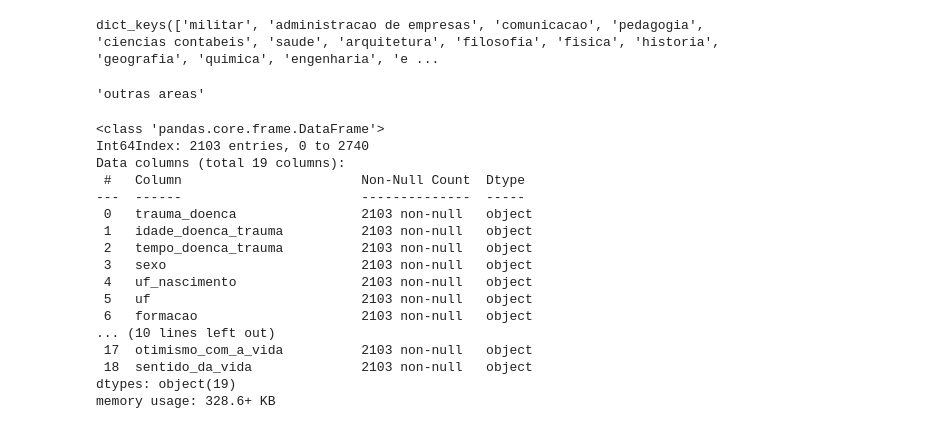
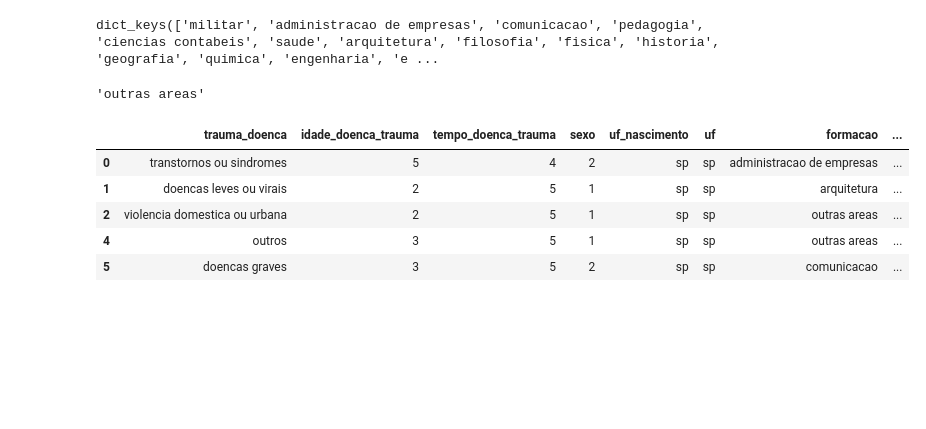
Before and after one commit to paulaassisb/projeto-final-ds-awari, a Jupyter notebook: Projeto_Awari_Paula_Assis.ipynb, the cells around one changed output. Drawn from its saved outputs; the diff is of its cells as text; code cells hidden in the pictures; blank space fills up the shorter version.

```diff
--- a/Projeto_Awari_Paula_Assis.ipynb
+++ b/Projeto_Awari_Paula_Assis.ipynb
@@ -247,22 +227,11 @@ mapear_categoria(sentenca)
 # %%
 df['formacao'] = df['formacao'].apply(mapear_categoria)
 # %%
-df.info()
+df.head()
 # %% [output]
-<class 'pandas.core.frame.DataFrame'>
-Int64Index: 2103 entries, 0 to 2740
-Data columns (total 19 columns):
- #   Column                       Non-Null Count  Dtype
----  ------                       --------------  -----
- 0   trauma_doenca                2103 non-null   object
- 1   idade_doenca_trauma          2103 non-null   object
- 2   tempo_doenca_trauma          2103 non-null   object
- 3   sexo                         2103 non-null   object
- 4   uf_nascimento                2103 non-null   object
- 5   uf                           2103 non-null   object
- 6   formacao                     2103 non-null   object
-... (10 lines left out)
- 17  otimismo_com_a_vida          2103 non-null   object
- 18  sentido_da_vida              2103 non-null   object
-dtypes: object(19)
-memory usage: 328.6+ KB
+|  | trauma_doenca | idade_doenca_trauma | tempo_doenca_trauma | sexo | uf_nascimento | uf | formacao | ... |
+| 0 | transtornos ou sindromes | 5 | 4 | 2 | sp | sp | administracao de empresas | ... |
+| 1 | doencas leves ou virais | 2 | 5 | 1 | sp | sp | arquitetura | ... |
+| 2 | violencia domestica ou urbana | 2 | 5 | 1 | sp | sp | outras areas | ... |
+| 4 | outros | 3 | 5 | 1 | sp | sp | outras areas | ... |
+| 5 | doencas graves | 3 | 5 | 2 | sp | sp | comunicacao | ... |
```
Also changed, not shown: parts of 2 cells of this notebook.
